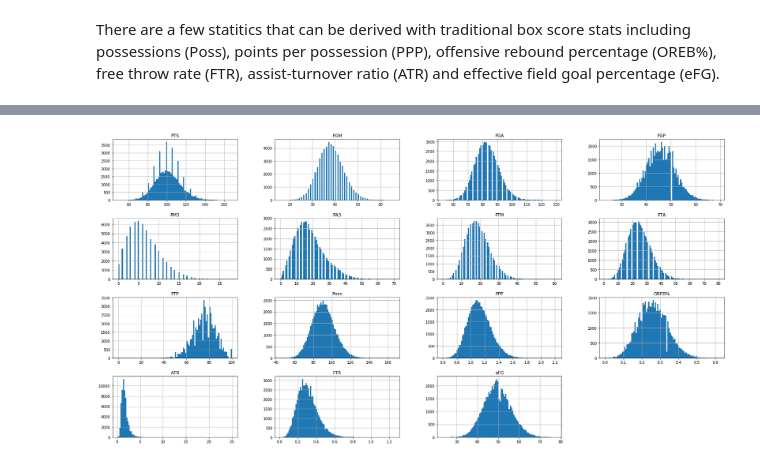
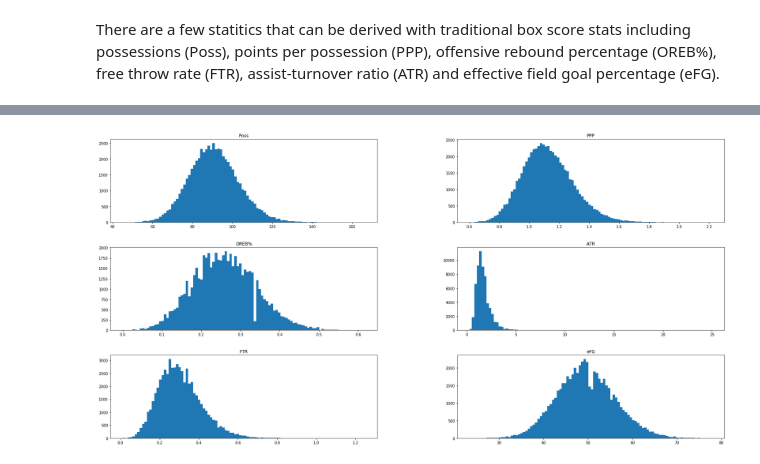
Before and after one commit to Blunt10K/NBA, a Jupyter notebook: notebooks/NBA Playoff Predictions.ipynb, the cells around one changed output, grey strips where cells are left out. Drawn from its saved outputs; the diff is of its cells as text; code cells hidden in the pictures.

```diff
--- a/notebooks/NBA Playoff Predictions.ipynb
+++ b/notebooks/NBA Playoff Predictions.ipynb
@@ -184,3 +193,12 @@ def make_boolean(df,true_value, column):
+# %%
+def include_home(df):
+    indicator_col = 'Matchup'
+    # if Matchup record contains '@', game is away. Else game is home.
+    ind = df[indicator_col].str.contains('@')
+    df['Home'] = 0
+    df['Home'].where(ind,1,inplace=True)
+
+    return df
 # %% [markdown]
 Since teams are ranked within their conference, it could be useful to include the conference a team competes in. If there are any significant diifferences between the conferences, this difference would not be relevant to predict teams in different conferences making the playoffs but could be useful in determining the odds of the NBA finals in which the two conferences converge.
 
@@ -189,6 +207,7 @@ So the function below creates a new column called 'West' which will be a boolean
 def include_conference(df):
     west = ['NOP','UTA', 'MEM','PHX', 'POR', 'SAC', 'SAS', 'OKC','DAL', 'DEN', 'GSW', 'HOU','LAC', 'LAL','MIN']
 
-    df['West'] = df['Team'].isin(west)
+    df['Conference'] = 'West'
+    df['Conference'].where(df['Team'].isin(west),'East',inplace=True)
 
     return df
@@ -204,6 +231,7 @@ def add_new_features(df):
     df['eFG'] = 100*(df['FGM']+.5*df['PM3'])/df['FGA']
 
     df = include_conference(df)
+    df = include_home(df)
 
     return df
 # %%
@@ -211,5 +249,5 @@ train = add_new_features(train)
 # %%
-idx = ['PTS','FGM','FGA','FGP','PM3','PA3','FTM','FTA','FTP','Poss',"PPP",'OREB%','ATR','FTR','eFG']
+idx = ['Poss',"PPP",'OREB%','ATR','FTR','eFG']
 # %%
 corr_matrix = train.corr()
 plot_correlation_matrix(corr_matrix.loc[idx,idx])
@@ -233,5 +262,5 @@ plot_correlation_matrix(corr_matrix.loc[idx,idx])
 # %%
-train[idx].hist(bins=100,figsize=(30,15))
+train[idx].hist(bins=100,figsize=(30,15),grid=False)
 plt.show()
 # %% [output]
-[figure, old version]
+[figure, new version]
```
Also changed, not shown: parts of 22 cells of this notebook, 2 other files.
